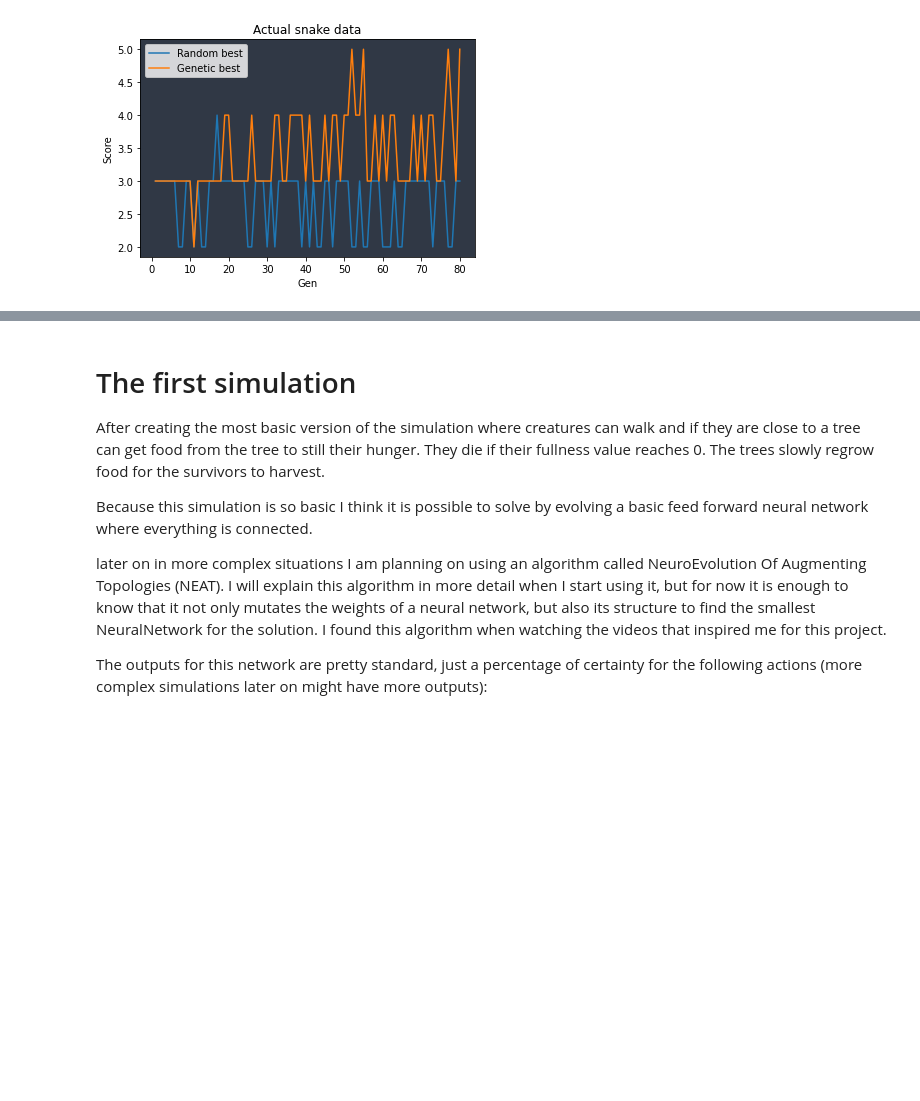
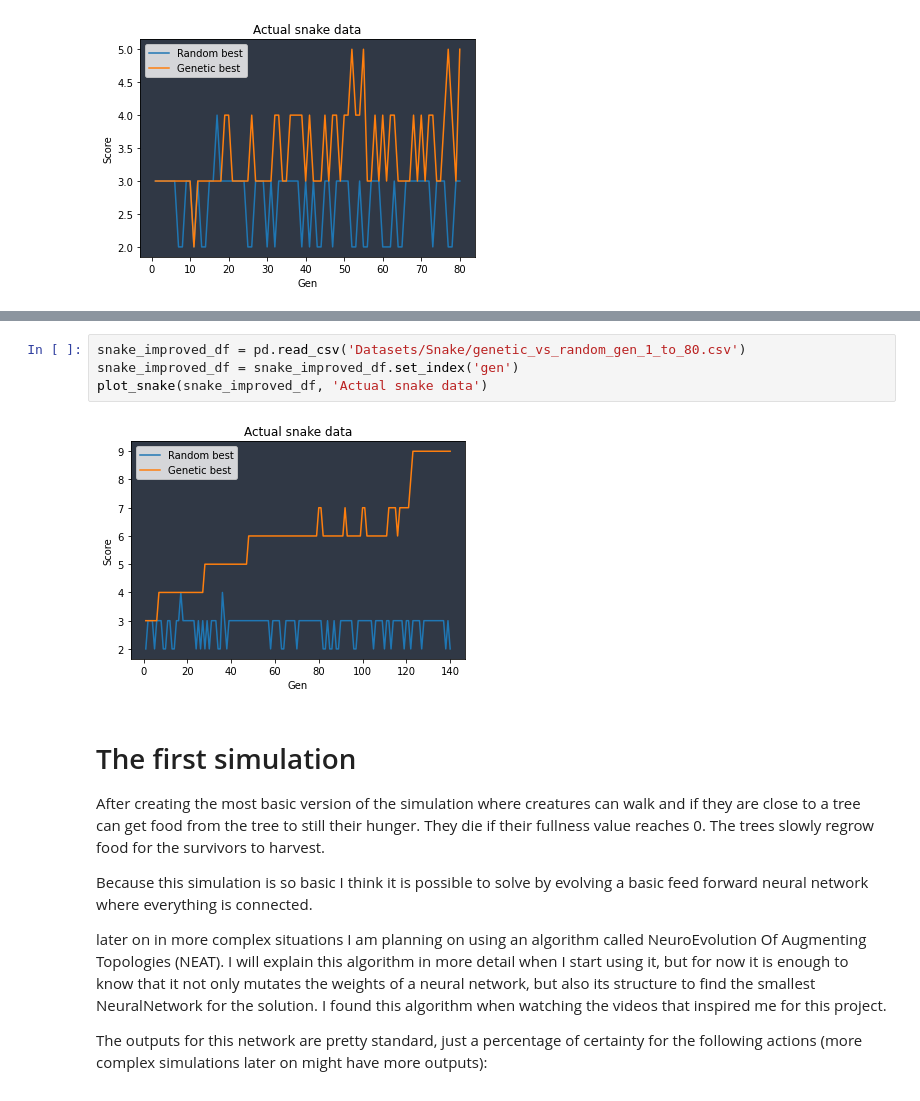
Before and after one commit to MatthijsFontys/AISocietyIndividualProject, a Jupyter notebook: Prologue.ipynb, the cells around one changed output, grey strips where cells are left out. Drawn from its saved outputs; the diff is of its cells as text; blank space fills up the shorter version.

Commit message:
improve snake fitness and selection method

```diff
--- a/Prologue.ipynb
+++ b/Prologue.ipynb
@@ -433,3 +436,9 @@ snake_actual_df.head()
+# %%
+snake_improved_df = pd.read_csv('Datasets/Snake/genetic_vs_random_gen_1_to_80.csv')
+snake_improved_df = snake_improved_df.set_index('gen')
+plot_snake(snake_improved_df, 'Actual snake data')
+# %% [output]
+[figure, added]
 # %% [markdown]
 # The first simulation
 
```
Also changed, not shown: parts of 1 cell of this notebook, 4 other files.
